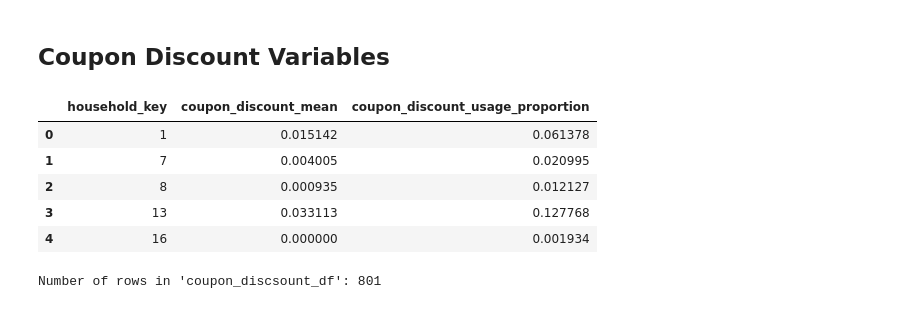
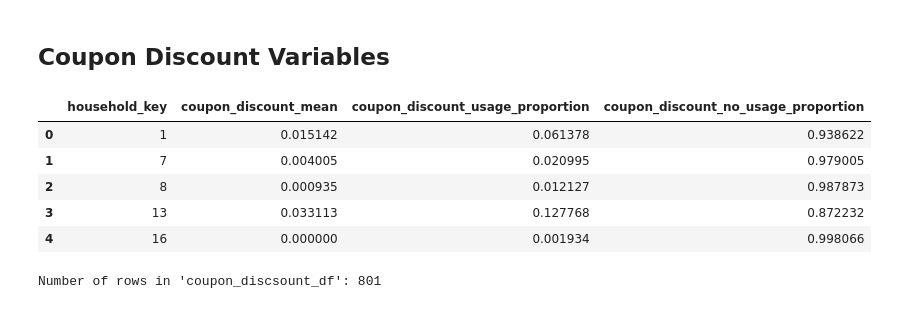
Before and after one commit to DATA601-CustSegment-Nov2025-to-Feb2026/New-CustSegment-Project, a Jupyter notebook: Customer_Segmentation_(Preprocessing).ipynb, the cells around one changed output. Drawn from its saved outputs; the diff is of its cells as text; code cells hidden in the pictures.

```diff
--- a/Customer_Segmentation_(Preprocessing).ipynb
+++ b/Customer_Segmentation_(Preprocessing).ipynb
@@ -1171,30 +1332,33 @@ Number of rows in 'retail_discsount_df': 801
 # %% [markdown]
 ## Coupon Discount Variables
 # %%
-# Calculate each household's average coupon discount and proportion of transactions using a coupon discount.
+# Calculate each household's average coupon discount, the proportion of transactions where a coupon discount
+# was used and the proportion of transactions where a coupon discount was not used.
 # coupon_discount_mean: the average coupon discount amount that each household received across all the transactions.
 # coupon_discount_usage_proportion: the proportion of transactions where each household used a coupon discount.
+# coupon_discount_no_usage_proportion: the proportion of transactions where each household did not use a coupon discount.
 coupon_discount_df = (
     final_merged_df.groupby('household_key')
     .agg(
         coupon_discount_mean=('coupon_match_disc', 'mean'),
-        coupon_discount_usage_proportion=('used_coupon', lambda x: (x == 'yes').mean())
+        coupon_discount_usage_proportion=('used_coupon', lambda x: (x == 'yes').mean()),
+        coupon_discount_no_usage_proportion=('used_coupon', lambda x: (x == 'no').mean())
     )
     .reset_index()
 )
 
 # Convert to positive for better interpretability
 coupon_discount_df['coupon_discount_mean'] = coupon_discount_df['coupon_discount_mean'].abs()
 
 # Display first 5 rows of the dataset
 coupon_discount_df.head()
 # %% [output]
-|  | household_key | coupon_discount_mean | coupon_discount_usage_proportion |
-| 0 | 1 | 0.015142 | 0.061378 |
-| 1 | 7 | 0.004005 | 0.020995 |
-| 2 | 8 | 0.000935 | 0.012127 |
-| 3 | 13 | 0.033113 | 0.127768 |
-| 4 | 16 | 0.000000 | 0.001934 |
+|  | household_key | coupon_discount_mean | coupon_discount_usage_proportion | coupon_discount_no_usage_proportion |
+| 0 | 1 | 0.015142 | 0.061378 | 0.938622 |
+| 1 | 7 | 0.004005 | 0.020995 | 0.979005 |
+| 2 | 8 | 0.000935 | 0.012127 | 0.987873 |
+| 3 | 13 | 0.033113 | 0.127768 | 0.872232 |
+| 4 | 16 | 0.000000 | 0.001934 | 0.998066 |
 # %%
 # Check the number of rows in 'coupon_discount_df'
 print("Number of rows in 'coupon_discsount_df':", coupon_discount_df.shape[0])
```
Also changed, not shown: parts of 44 cells of this notebook.
